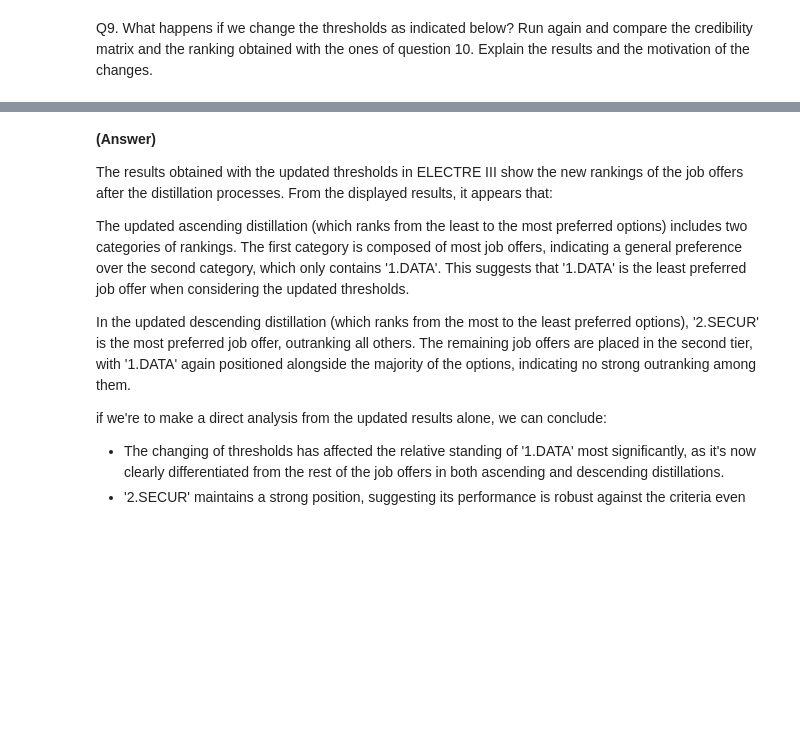
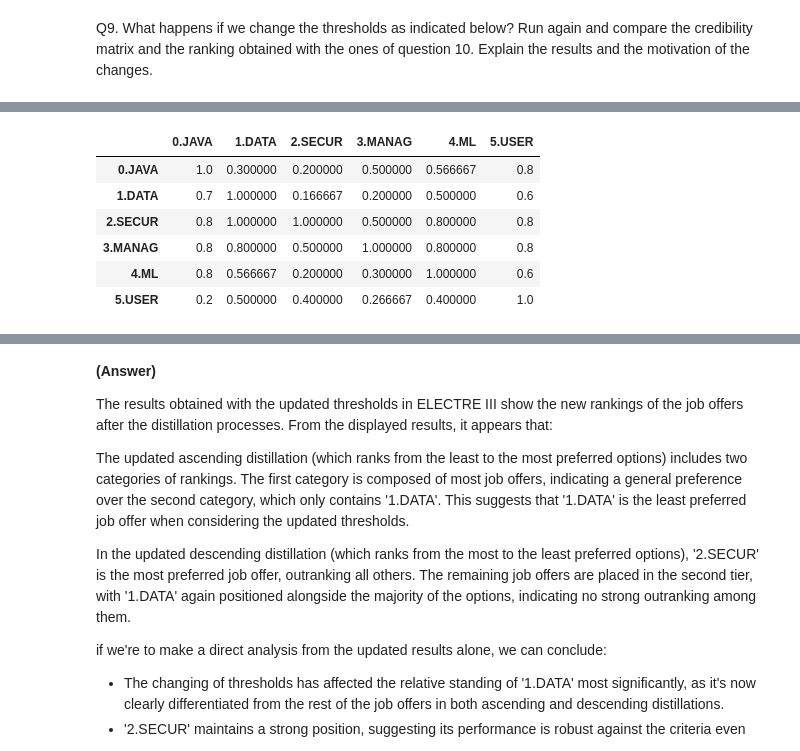
Before and after one commit to hany019/A1, a Jupyter notebook: Task6_2_ELECTRE_III_jobs_ranking.ipynb, the cells around one changed output, grey strips where cells are left out. Cells and saved outputs as stored; diff of their text form; code cells hidden in the pictures; blank space fills up the shorter version.

```diff
--- a/Task6_2_ELECTRE_III_jobs_ranking.ipynb
+++ b/Task6_2_ELECTRE_III_jobs_ranking.ipynb
@@ -626,0 +524,18 @@ Updated Descending Distillation: [['2.SECUR'], ['0.JAVA', '1.DATA', '3.MANAG', '
+# %%
+electre3 = Electre3(criteria_weights=criteria, preference_thresholds=p, indifference_thresholds=q, veto_thresholds=v, alpha=0.3, beta=-0.15)
+concordance_matrix = electre3.concordance(performance_table)
+
+display(concordance_matrix)
+
+#Now we plot the graph of concordance with relations above the cut threshold
+cut_threshold = 0.5
+conc_mat_cut = concordance_matrix.where(concordance_matrix >= cut_threshold, other=0)
+AdjacencyMatrix(conc_mat_cut).plot()
+# %% [output]
+|  | 0.JAVA | 1.DATA | 2.SECUR | 3.MANAG | 4.ML | 5.USER |
+| 0.JAVA | 1.0 | 0.300000 | 0.200000 | 0.500000 | 0.566667 | 0.8 |
+| 1.DATA | 0.7 | 1.000000 | 0.166667 | 0.200000 | 0.500000 | 0.6 |
+| 2.SECUR | 0.8 | 1.000000 | 1.000000 | 0.500000 | 0.800000 | 0.8 |
+| 3.MANAG | 0.8 | 0.800000 | 0.500000 | 1.000000 | 0.800000 | 0.8 |
+| 4.ML | 0.8 | 0.566667 | 0.200000 | 0.300000 | 1.000000 | 0.6 |
+| 5.USER | 0.2 | 0.500000 | 0.400000 | 0.266667 | 0.400000 | 1.0 |
```
Also changed, not shown: parts of 10 cells of this notebook.
